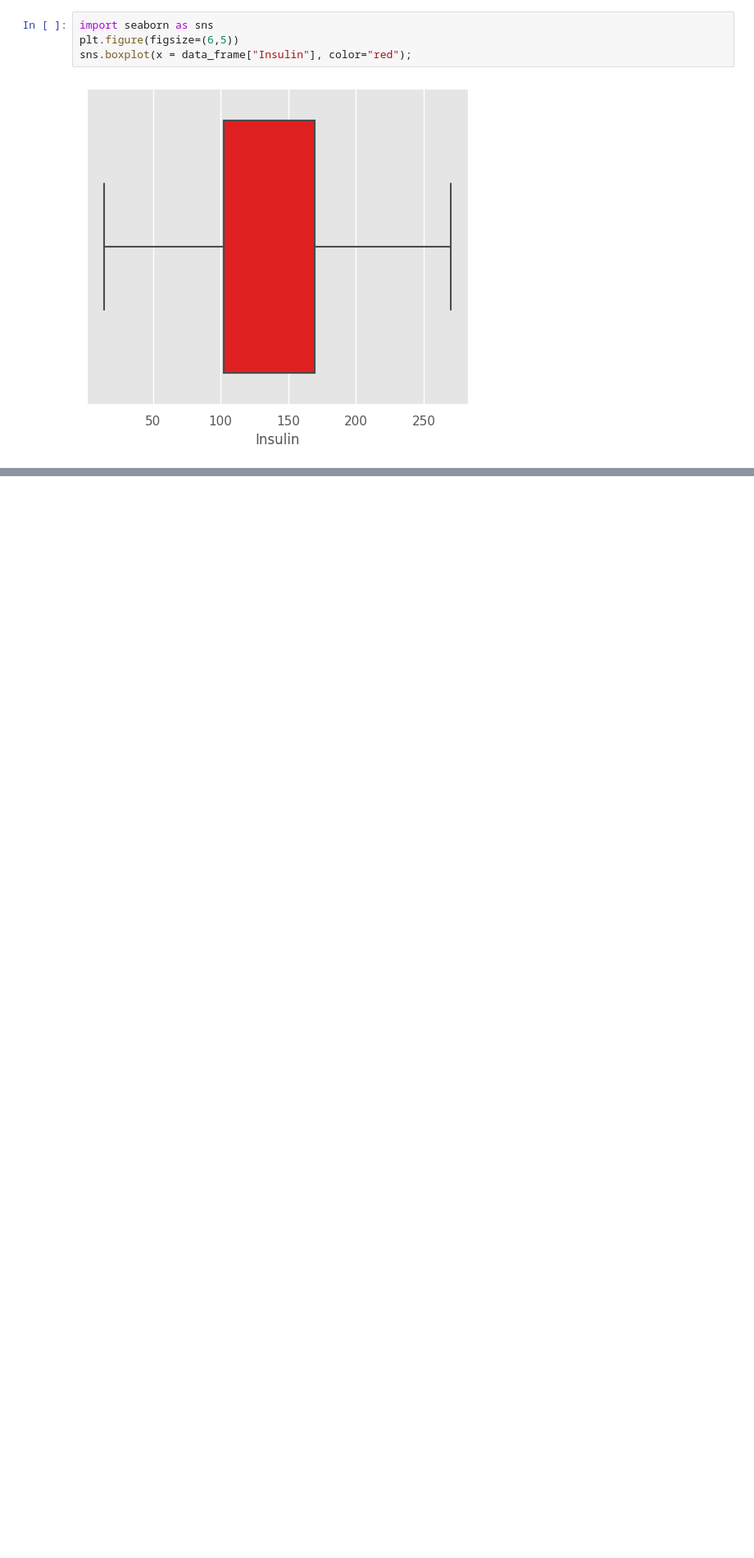
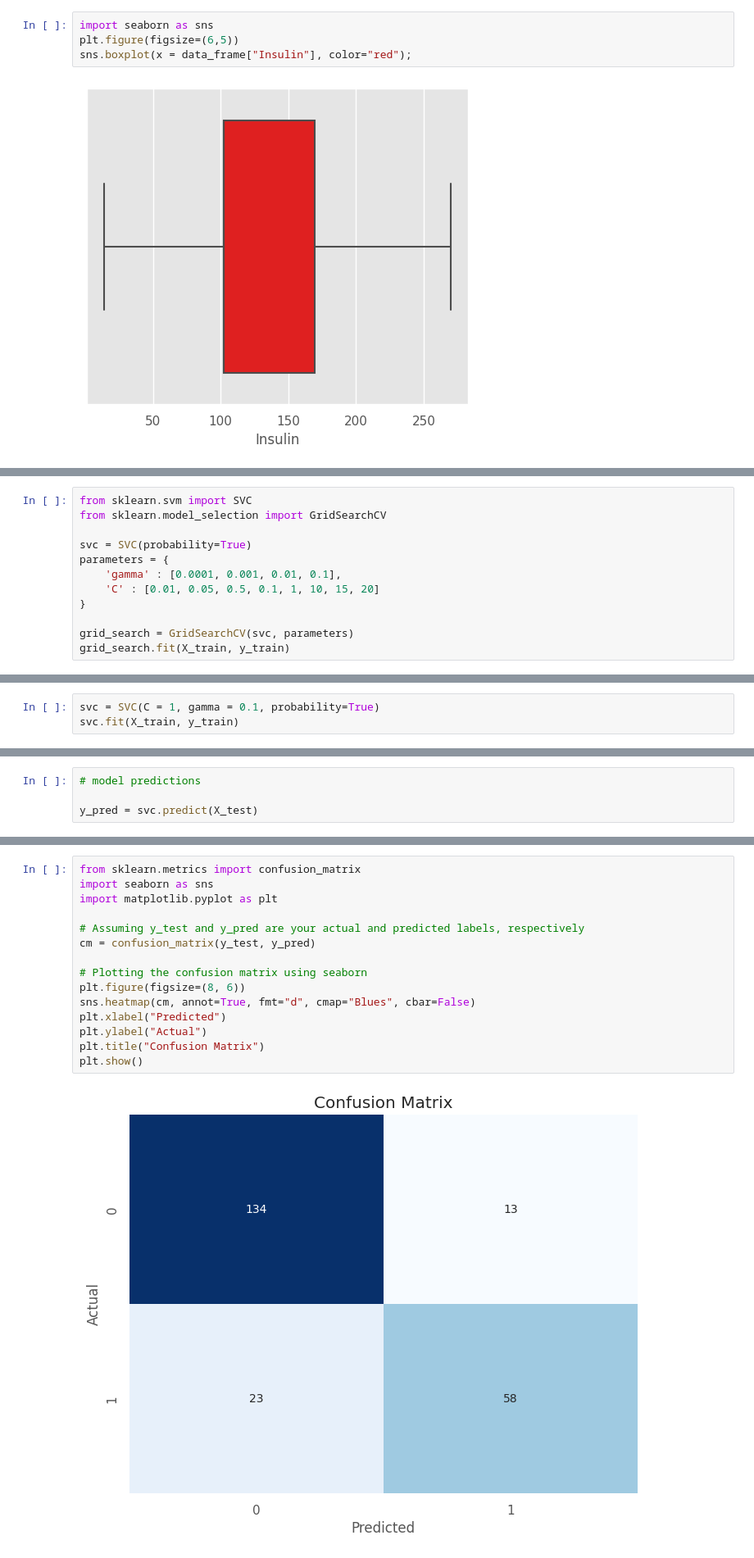
Before and after one commit to DurjoyAcharya/Diabetes-Prediction, a Jupyter notebook: Diabetes_Prediction.ipynb, the cells around one changed output, grey strips where cells are left out. Shown at 82% size. Drawn from its saved outputs; the diff is of its cells as text; blank space fills up the shorter version.

```diff
--- a/Diabetes_Prediction.ipynb
+++ b/Diabetes_Prediction.ipynb
@@ -333,0 +590,12 @@ sns.boxplot(x = data_frame["Insulin"], color="red");
+# %%
+from sklearn.svm import SVC
+from sklearn.model_selection import GridSearchCV
+
+svc = SVC(probability=True)
+parameters = {
+    'gamma' : [0.0001, 0.001, 0.01, 0.1],
+    'C' : [0.01, 0.05, 0.5, 0.1, 1, 10, 15, 20]
+}
+
+grid_search = GridSearchCV(svc, parameters)
+grid_search.fit(X_train, y_train)
@@ -333,0 +612,3 @@ sns.boxplot(x = data_frame["Insulin"], color="red");
+# %%
+svc = SVC(C = 1, gamma = 0.1, probability=True)
+svc.fit(X_train, y_train)
@@ -333,0 +617,4 @@ sns.boxplot(x = data_frame["Insulin"], color="red");
+# %%
+# model predictions
+
+y_pred = svc.predict(X_test)
@@ -333,0 +631,17 @@ sns.boxplot(x = data_frame["Insulin"], color="red");
+# %%
+from sklearn.metrics import confusion_matrix
+import seaborn as sns
+import matplotlib.pyplot as plt
+
+# Assuming y_test and y_pred are your actual and predicted labels, respectively
+cm = confusion_matrix(y_test, y_pred)
+
+# Plotting the confusion matrix using seaborn
+plt.figure(figsize=(8, 6))
+sns.heatmap(cm, annot=True, fmt="d", cmap="Blues", cbar=False)
+plt.xlabel("Predicted")
+plt.ylabel("Actual")
+plt.title("Confusion Matrix")
+plt.show()
+# %% [output]
+[figure, added]
```
Also changed, not shown: parts of 44 cells of this notebook.
